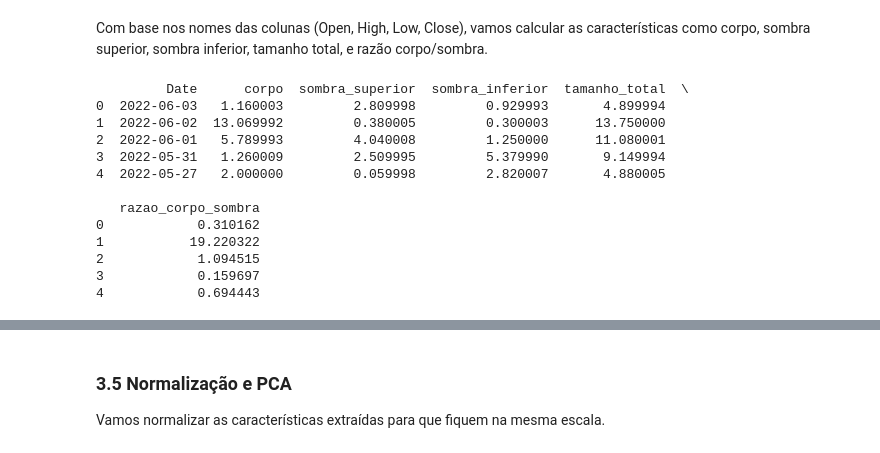
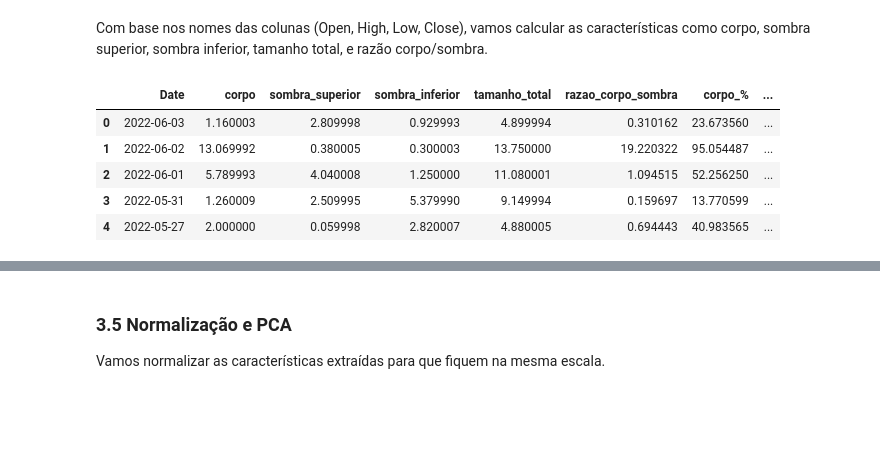
Before and after one commit to jpscard/DataH_Internship, a Jupyter notebook: Desafio_3.ipynb, the cells around one changed output, grey strips where cells are left out. Saved outputs shown, nothing was run; the diff lists cells and outputs as text; code cells hidden in the pictures; blank space fills up the shorter version.

```diff
--- a/Desafio_3.ipynb
+++ b/Desafio_3.ipynb
@@ -111,27 +111,34 @@ Com base nos nomes das colunas (Open, High, Low, Close), vamos calcular as carac
 # %%
 # Cálculo das características dos candlesticks
 df['corpo'] = abs(df['Close'] - df['Open'])
 df['sombra_superior'] = df['High'] - df[['Close', 'Open']].max(axis=1)
 df['sombra_inferior'] = df[['Close', 'Open']].min(axis=1) - df['Low']
 df['tamanho_total'] = df['High'] - df['Low']  # Variação total do candle
 df['razao_corpo_sombra'] = df['corpo'] / (df['sombra_superior'] + df['sombra_inferior'] + 1e-6)
 
+# 1. Calcular corpo, sombra superior e sombra inferior
+df['corpo'] = np.abs(df['Open'] - df['Close'])
+df['sombra_superior'] = df['High'] - np.maximum(df['Open'], df['Close'])
+df['sombra_inferior'] = np.minimum(df['Open'], df['Close']) - df['Low']
+
+# Determinar a direção do candle (Bullish = 1, Bearish = 0)
+df['direcao'] = np.where(df['Close'] > df['Open'], 1, 0)
+
+# Calcular a participação em % de cada parte (Body, Upper_Shadow, Lower_Shadow)
+df['Total_Range'] = df['High'] - df['Low']
+df['corpo_%'] = (df['corpo'] / df['Total_Range']) * 100
+df['sombra_superior_%'] = (df['sombra_superior'] / df['Total_Range']) * 100
+df['sombra_inferior_%'] = (df['sombra_inferior'] / df['Total_Range']) * 100
+
 # Exibir as novas colunas
-print(df[['Date', 'corpo', 'sombra_superior', 'sombra_inferior', 'tamanho_total', 'razao_corpo_sombra']].head())
+df[['Date', 'corpo', 'sombra_superior', 'sombra_inferior', 'tamanho_total', 'razao_corpo_sombra', 'corpo_%', 'sombra_superior_%', 'sombra_inferior_%','direcao']].head()
 # %% [output]
-         Date      corpo  sombra_superior  sombra_inferior  tamanho_total  \
-0  2022-06-03   1.160003         2.809998         0.929993       4.899994
-1  2022-06-02  13.069992         0.380005         0.300003      13.750000
-2  2022-06-01   5.789993         4.040008         1.250000      11.080001
-3  2022-05-31   1.260009         2.509995         5.379990       9.149994
-4  2022-05-27   2.000000         0.059998         2.820007       4.880005
-
-   razao_corpo_sombra
-0            0.310162
-1           19.220322
-2            1.094515
-3            0.159697
-4            0.694443
+|  | Date | corpo | sombra_superior | sombra_inferior | tamanho_total | razao_corpo_sombra | corpo_% | ... |
+| 0 | 2022-06-03 | 1.160003 | 2.809998 | 0.929993 | 4.899994 | 0.310162 | 23.673560 | ... |
+| 1 | 2022-06-02 | 13.069992 | 0.380005 | 0.300003 | 13.750000 | 19.220322 | 95.054487 | ... |
+| 2 | 2022-06-01 | 5.789993 | 4.040008 | 1.250000 | 11.080001 | 1.094515 | 52.256250 | ... |
+| 3 | 2022-05-31 | 1.260009 | 2.509995 | 5.379990 | 9.149994 | 0.159697 | 13.770599 | ... |
+| 4 | 2022-05-27 | 2.000000 | 0.059998 | 2.820007 | 4.880005 | 0.694443 | 40.983565 | ... |
 # %%
 # Apresentar estatísticas descritivas
 df.describe().T
```
Also changed, not shown: parts of 8 cells of this notebook.
